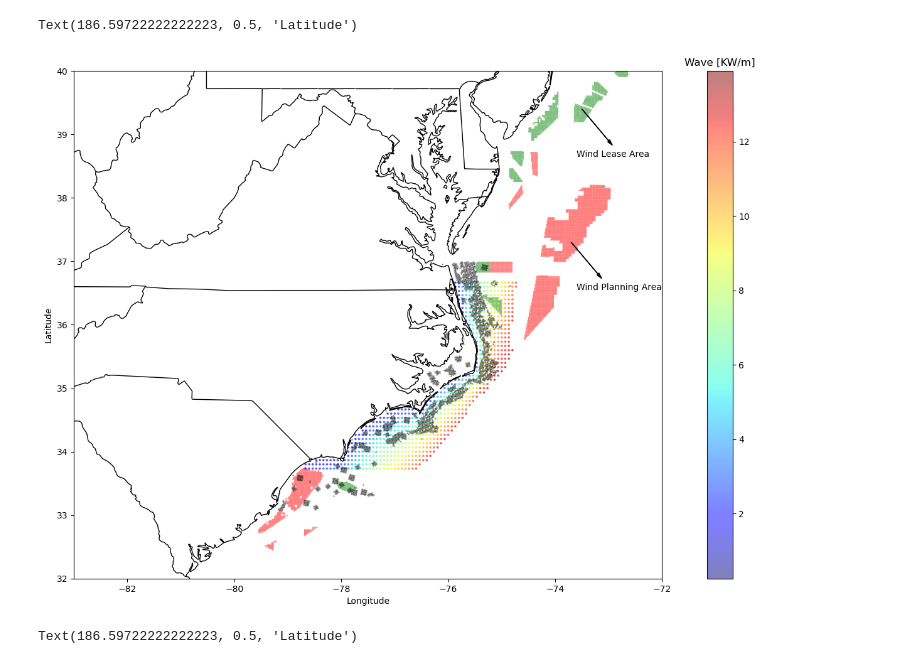
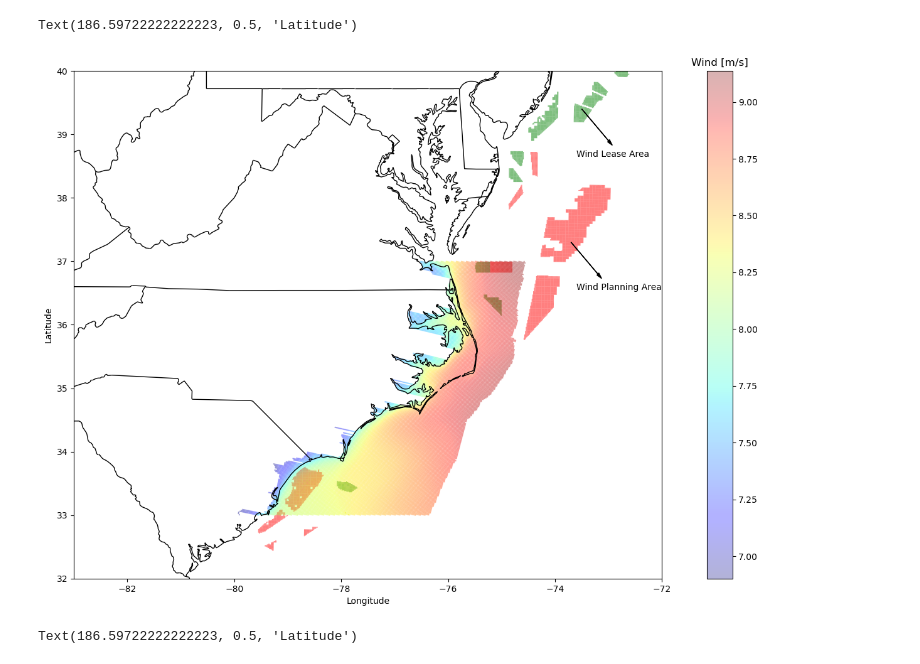
Before and after one commit to vaduraes/OceanPortfolioOptimization, a Jupyter notebook: Wind/WindLeaseAreas/PlotWind_Wave.ipynb, the cells around one changed output. Cells and saved outputs as stored; diff of their text form; code cells hidden in the pictures.

```diff
--- a/Wind/WindLeaseAreas/PlotWind_Wave.ipynb
+++ b/Wind/WindLeaseAreas/PlotWind_Wave.ipynb
@@ -39,37 +39,43 @@ CurrentSpeed=EnergyFlux
 
 WindDataPath="../Data_Wind/WindEnergyNREL_161.0m_ATB_18MW_2030.npz"
 WindSpeed_NPZ=np.load(WindDataPath)
 WindCF=WindSpeed_NPZ["WindEnergy"]
 WindLatLong=WindSpeed_NPZ["LatLong"]
 
 
 kings_county_map = gpd.read_file(ShpFilePath_BOEM+BOEM_ShpDir["Wind Lease Areas"])
 kings_county_map.plot(ax=ax, color='green', edgecolor='none', alpha=0.5,legend=True)
 
 kings_county_map = gpd.read_file(ShpFilePath_BOEM+BOEM_ShpDir["Wind Planning Areas"])
 kings_county_map.plot(ax=ax, color='red', edgecolor='none', alpha=0.5)
 
 
 ax.arrow( -73.7, 37.3, 0.5,-0.5, fc="k", ec="k",head_width=0.05, head_length=0.1)
 plt.text(-73.7+0.5-0.4, 37.3-0.5-0.25, 'Wind Planning Area', fontsize = 10)
 
 ax.arrow( -73.5, 39.4, 0.5,-0.5, fc="k", ec="k",head_width=0.05, head_length=0.1)
 plt.text(-73.5+0.5-0.6, 39.4-0.5-0.25, 'Wind Lease Area', fontsize = 10)
 
-plt.scatter(LatLong[:,1],LatLong[:,0],c=CurrentSpeed,cmap="jet",s=3,alpha=0.5)
+#plt.scatter(LatLong[:,1],LatLong[:,0],c=CurrentSpeed,cmap="jet",s=3,alpha=0.5)
+
+
+WindData="../Data_Wind/average_WS_140m.npz"
+WindSpeed_NPZ=np.load(WindData)
+plt.scatter(WindSpeed_NPZ["LatLong"][:,1],WindSpeed_NPZ["LatLong"][:,0],c=WindSpeed_NPZ["windspeed"],cmap="jet",s=0.5,alpha=0.3)
 clb=plt.colorbar()
 
-plt.scatter(WindLatLong[:,1],WindLatLong[:,0],s=1,c="k",alpha=0.3)
+# plt.scatter(WindLatLong[:,1],WindLatLong[:,0],s=1,c="k",alpha=0.3)
 
-clb.ax.set_title('Wave [KW/m]')
+#clb.ax.set_title('Wave [KW/m]')
+clb.ax.set_title('Wind [m/s]')
 plt.xlim(-83,-72)
 plt.ylim(32,40)
 plt.xlabel("Longitude")
 plt.ylabel("Latitude")
 #plt.title("MABSAB 2009-2014 Avg. OC Speed 50m and BOEM Wind Lease/Planning Areas")
 # %% [output]
 Text(186.59722222222223, 0.5, 'Latitude')
-[figure, old version]
+[figure, new version]
 # %%
 import pandas as pd
 import numpy as np
```
Also changed, not shown: 5 other files.
